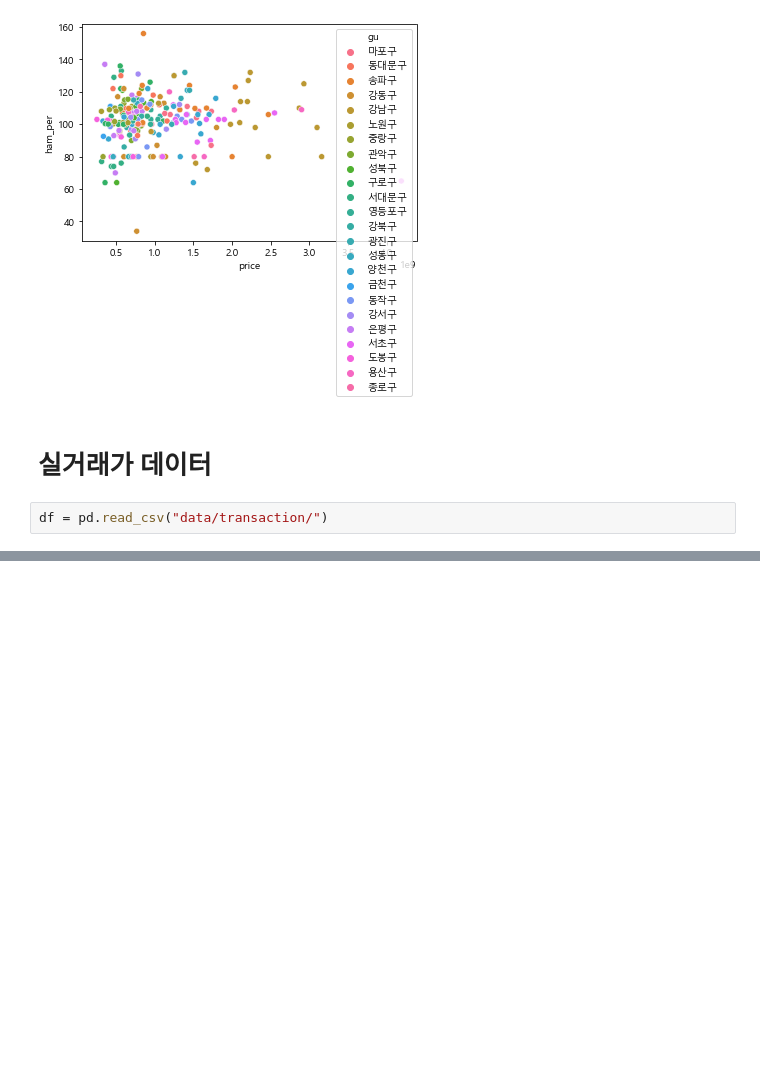
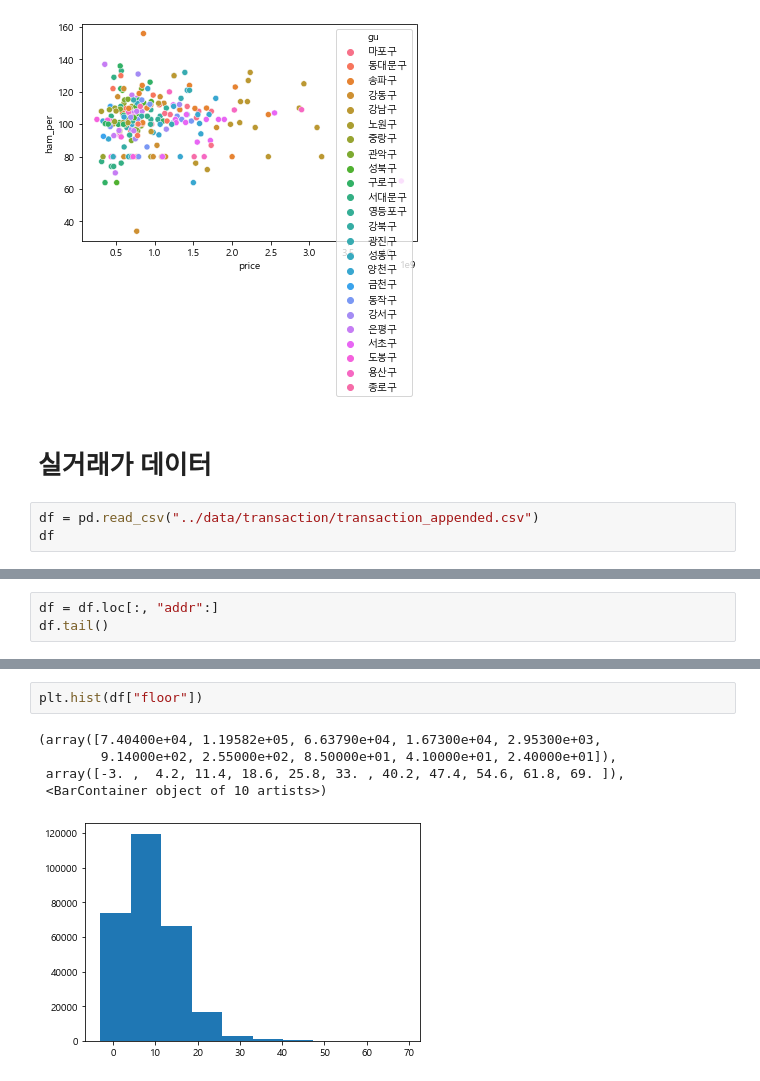
Before and after one commit to JinsolPark/final_project, a Jupyter notebook: jspark/02_데이터분석.ipynb, the cells around one changed output, grey strips where cells are left out. Cells and saved outputs as stored; diff of their text form; blank space fills up the shorter version.

```diff
--- a/jspark/02_데이터분석.ipynb
+++ b/jspark/02_데이터분석.ipynb
@@ -1079,4 +1079,5 @@ sns.scatterplot(data=df2.loc[(df2["build_area_cat"]==area[3])],x="price", y="ham
 # %% [markdown]
 # 실거래가 데이터
 # %%
-df = pd.read_csv("data/transaction/")
+df = pd.read_csv("../data/transaction/transaction_appended.csv")
+df
@@ -1082,0 +1098,3 @@ df = pd.read_csv("data/transaction/")
+# %%
+df = df.loc[:, "addr":]
+df.tail()
@@ -1082,0 +1168,8 @@ df = pd.read_csv("data/transaction/")
+# %%
+plt.hist(df["floor"])
+# %% [output]
+(array([7.40400e+04, 1.19582e+05, 6.63790e+04, 1.67300e+04, 2.95300e+03,
+        9.14000e+02, 2.55000e+02, 8.50000e+01, 4.10000e+01, 2.40000e+01]),
+ array([-3. ,  4.2, 11.4, 18.6, 25.8, 33. , 40.2, 47.4, 54.6, 61.8, 69. ]),
+ <BarContainer object of 10 artists>)
+[figure, added]
```
Also changed, not shown: parts of 11 cells of this notebook, 7 other files.
